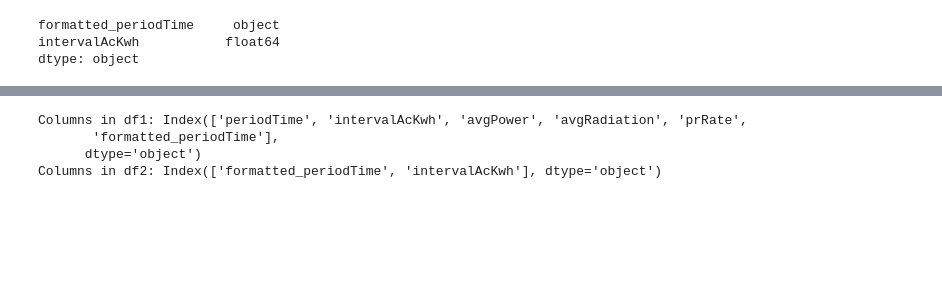
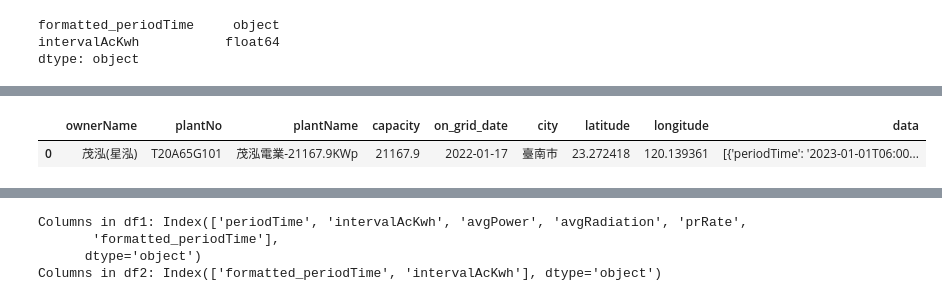
Before and after one commit to HDRenewables/hdre-plant, a Jupyter notebook: api.ipynb, the cells around one changed output, grey strips where cells are left out. Drawn from its saved outputs; the diff is of its cells as text; code cells hidden in the pictures; blank space fills up the shorter version.

```diff
--- a/api.ipynb
+++ b/api.ipynb
@@ -158,4 +150,13 @@ avgRadiation            float64
 prRate                  float64
 formatted_periodTime     object
 dtype: object
+# %%
+plantName = df['plantName'].str.split('-')[0][0]
+
+planeCapacity = df['capacity']
+
+df
+# %% [output]
+|  | ownerName | plantNo | plantName | capacity | on_grid_date | city | latitude | longitude | data |
+| 0 | 茂泓(星泓) | T20A65G101 | 茂泓電業-21167.9KWp | 21167.9 | 2022-01-17 | 臺南市 | 23.272418 | 120.139361 | [{'periodTime': '2023-01-01T06:00... |
 # %%
```
Also changed, not shown: parts of 6 cells of this notebook, 2 other files.
